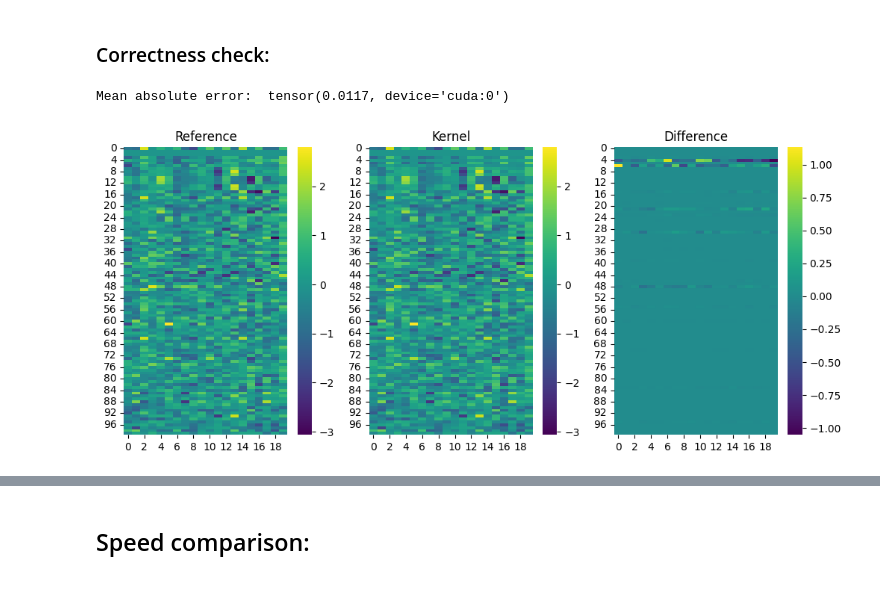
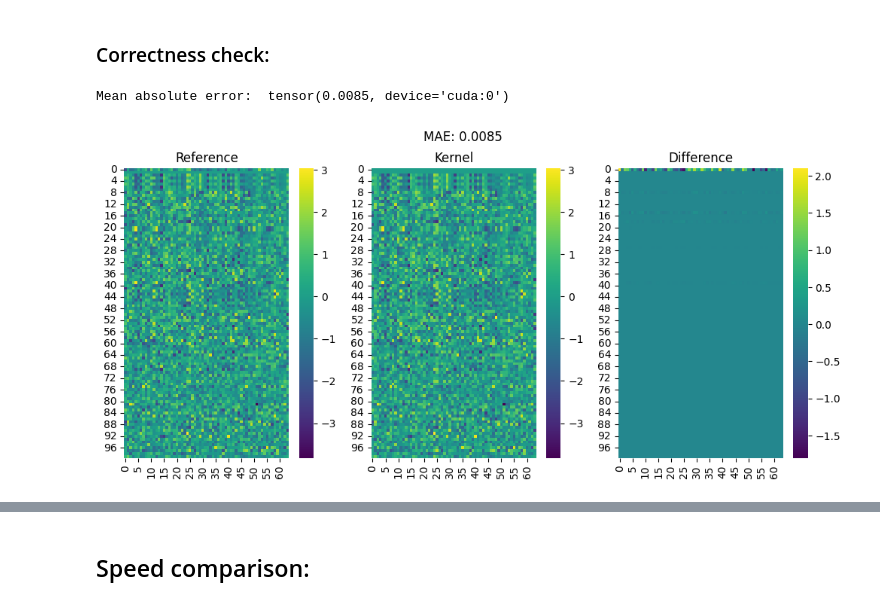
Before and after one commit to raayandhar/SCFA, a Jupyter notebook: benchmark/attention_benchmarks.ipynb, the cells around one changed output, grey strips where cells are left out. Drawn from its saved outputs; the diff is of its cells as text; code cells hidden in the pictures.

```diff
--- a/benchmark/attention_benchmarks.ipynb
+++ b/benchmark/attention_benchmarks.ipynb
@@ -481,25 +543,3 @@ tensor([[[[ 0.0000,  0.0000,  0.0000,  ...,  0.0000,  0.0000,  0.0000],
        device='cuda:0')
 # %% [markdown]
 ## Comparison with our CUDA kernel:
-# %%
-import math
-B = 16  # batch_size    H = 12  # num heads
-H = 12  # num heads
-N = 64  # seq_len
-D = 48  # head_dim (adjusted to be divisible by H)
-sm_scale = 1.0 / math.sqrt(D)
-
-q = torch.randn(B, H, N, D, device="cuda", dtype=torch.float32)
-k = torch.randn(B, H, N, D, device="cuda", dtype=torch.float32)
-v = torch.randn(B, H, N, D, device="cuda", dtype=torch.float32)
-
-Q_idx = torch.arange(N, device=q.device).view(1, 1, N)
-Q_idx = Q_idx.expand(B, H, N).contiguous().int()
-
-K_idx = torch.arange(N, device=q.device).view(1, 1, N)
-K_idx = K_idx.expand(B, H, N).contiguous().int()
-
-print("=== Profiling splash attention ===")
-with torch.autograd.profiler.profile(use_device="cuda") as prof:
-    minimal_out = hash_attn_kernel.forward(q, k, v, Q_idx, K_idx, sm_scale)
-print(prof.key_averages().table(sort_by="cuda_time_total", row_limit=10))
@@ -595,23 +617,25 @@ tensor([[[[ 0.0000,  0.0000,  0.0000,  ...,  0.0000,  0.0000,  0.0000],
 # %%
 import seaborn as sns
 from matplotlib import pyplot as plt
-D = 20
+D = 64
 q = torch.randn(1, 1, 100, D, device = "cuda", dtype=torch.float32)
 k = torch.randn(1, 1, 100, D, device = "cuda", dtype=torch.float32)
 v = torch.randn(1, 1, 100, D, device = "cuda", dtype=torch.float32)
 standard_vector_hash = get_vector_hash(D = D, num_buckets = 4, device = "cuda")
 reference_output =reference_hash_attn(q, k, v, num_buckets = 4, vector_hash = standard_vector_hash)
 kernel_output = kernel_hash_attn(q, k, v, num_buckets = 4, vector_hash = standard_vector_hash)
 
-print("Mean absolute error: ", (reference_output - kernel_output).abs().mean())
+mae = (reference_output - kernel_output).abs().mean()
+print("Mean absolute error: ", mae)
 fig, axes = plt.subplots(1, 3, figsize = (12, 5))
 sns.heatmap(reference_output.squeeze().cpu().numpy(), annot = False, ax = axes[0], cmap = "viridis")
 sns.heatmap(kernel_output.squeeze().cpu().numpy(), annot = False, ax = axes[1], cmap = "viridis")
 sns.heatmap(kernel_output.squeeze().cpu().numpy() - reference_output.squeeze().cpu().numpy(), annot = False, ax = axes[2], cmap = "viridis")
 axes[0].set_title("Reference")
 axes[1].set_title("Kernel")
 axes[2].set_title("Difference")
+plt.suptitle(f"MAE: {mae:.4f}")
 plt.show()
 # %% [output]
-Mean absolute error:  tensor(0.0117, device='cuda:0')
+Mean absolute error:  tensor(0.0085, device='cuda:0')
-[figure, old version]
+[figure, new version]
```
Also changed, not shown: parts of 18 cells of this notebook, 2 other files.
